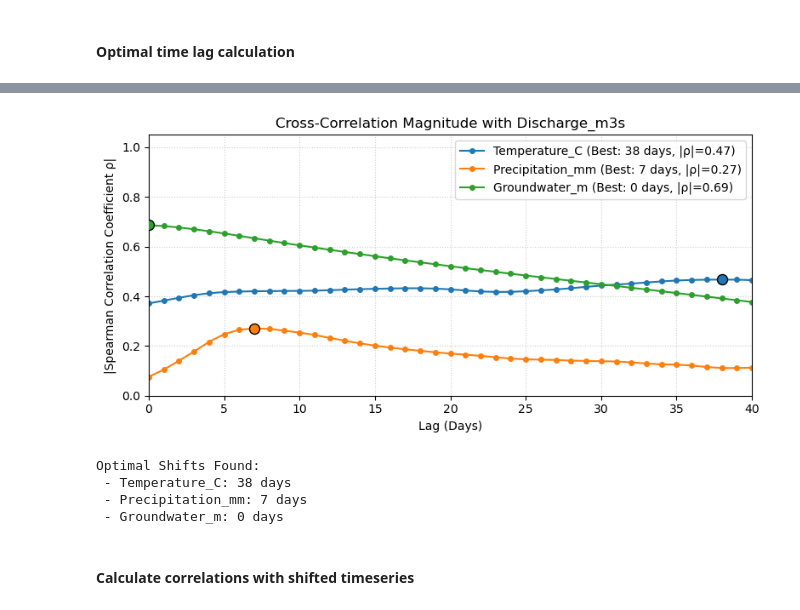
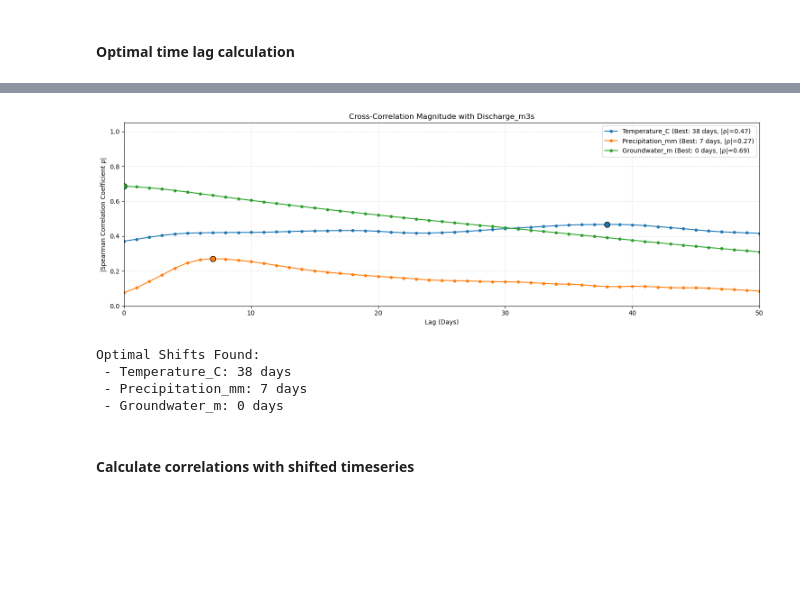
Before and after one commit to Loe-SS/MORE, a Jupyter notebook: NPBN_Analysis.ipynb, the cells around one changed output, grey strips where cells are left out. Cells and saved outputs as stored; diff of their text form; code cells hidden in the pictures; blank space fills up the shorter version.

```diff
--- a/NPBN_Analysis.ipynb
+++ b/NPBN_Analysis.ipynb
@@ -192,7 +193,7 @@ R_BN_1 = bn_rankcorr(parents1, df_final, var_names=['Discharge', 'Temp', 'Precip
 # %% [markdown]
 #### Optimal time lag calculation
 # %%
-def analyze_lag(df, target, parent, max_lag=40):
+def analyze_lag(df, target, parent, max_lag=50):
     lags = range(max_lag + 1)
     correlations = []
 
@@ -210,7 +211,7 @@ def analyze_lag(df, target, parent, max_lag=40):
 target_var = 'Discharge_m3s'
 parents = ['Temperature_C', 'Precipitation_mm', 'Groundwater_m']
 
-plt.figure(figsize=(12, 12))
+plt.figure(figsize=(15, 5))
 
 best_lags = {}
 
@@ -237,7 +238,7 @@ Optimal Shifts Found:
  - Precipitation_mm: 7 days
  - Groundwater_m: 0 days
 # %%
-def analyze_lag(df, target, parent, max_lag=40):
+def analyze_lag(df, target, parent, max_lag=50):
     lags = range(max_lag + 1)
     correlations = []
 
@@ -263,37 +264,37 @@ target_var = 'Discharge_m3s'
 parents = ['Temperature_C', 'Precipitation_mm', 'Groundwater_m']
 
 # Plotting - Changed figsize to be wider (better for time series/lags)
-plt.figure(figsize=(8, 4))
+plt.figure(figsize=(15, 5))
 
 best_lags = {}
 
 for parent in parents:
     lags, abs_corrs, best_k, max_r = analyze_lag(df_final, target_var, parent)
     best_lags[parent] = best_k
 
     # Plot the line
     p = plt.plot(lags, abs_corrs, marker='o', markersize=4,
                  label=f'{parent} (Best: {best_k} days, |ρ|={max_r:.2f})')
 
     # Highlight the maximum point with a larger dot
     color = p[0].get_color() # Get the color of the line to match
     plt.scatter(best_k, max_r, s=75, color=color, edgecolors='black', zorder=5)
 
 plt.title(f'Cross-Correlation Magnitude with {target_var}')
 plt.xlabel('Lag (Days)')
 plt.ylabel('|Spearman Correlation Coefficient ρ|')
-plt.xlim(0, 40)
+plt.xlim(0, 50)
 plt.ylim(0, 1.05) # Fixed y-axis for cleaner look
 plt.grid(True, linestyle=':', alpha=0.6)
 plt.legend()
 plt.tight_layout()
 plt.show()
 
 print("Optimal Shifts Found:")
 for p, k in best_lags.items():
     print(f" - {p}: {k} days")
 # %% [output]
-[figure, old version]
+[figure, new version]
 Optimal Shifts Found:
  - Temperature_C: 38 days
  - Precipitation_mm: 7 days
```
Also changed, not shown: parts of 27 cells of this notebook, 2 other files.
